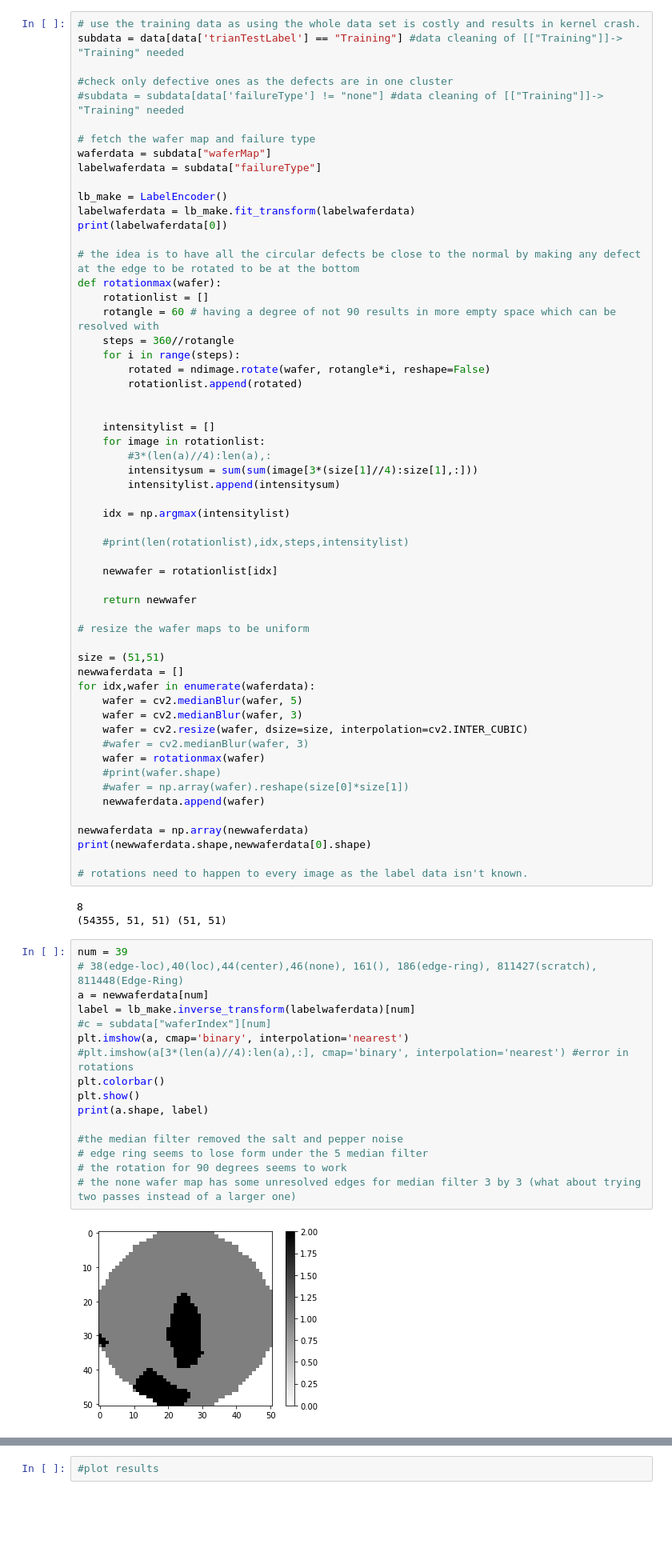
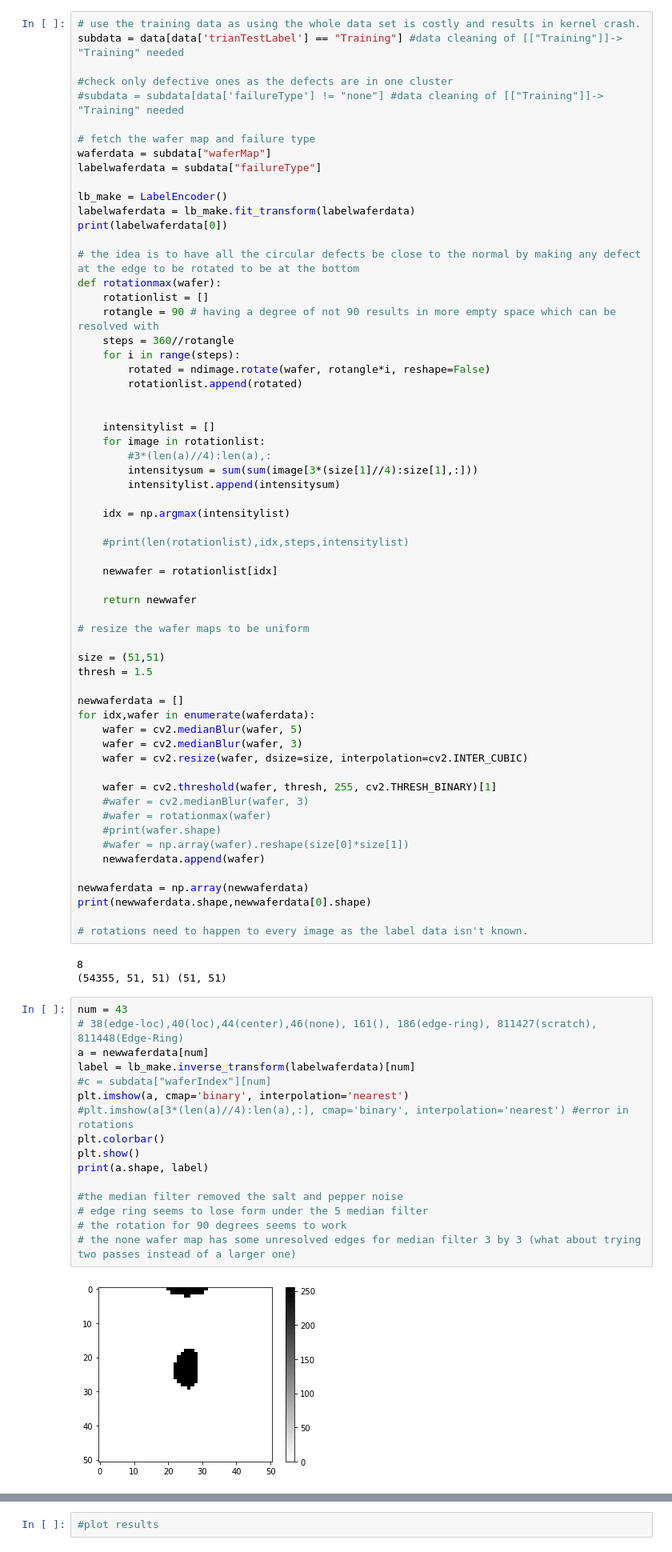
Before and after one commit to dmta9796/waferdatasetexperiments, a Jupyter notebook: wafer experiments.ipynb, the cells around one changed output, grey strips where cells are left out. Shown: that part at 80% size. Drawn from its saved outputs; the diff is of its cells as text; blank space fills up the shorter version.

Commit message:
removing distinction of wafer and nonweafer collapsed the representation of none defective clusters

```diff
--- a/wafer experiments.ipynb
+++ b/wafer experiments.ipynb
@@ -235,7 +239,7 @@ print(labelwaferdata[0])
 # the idea is to have all the circular defects be close to the normal by making any defect at the edge to be rotated to be at the bottom
 def rotationmax(wafer):
     rotationlist = []
-    rotangle = 60 # having a degree of not 90 results in more empty space which can be resolved with
+    rotangle = 90 # having a degree of not 90 results in more empty space which can be resolved with
     steps = 360//rotangle
     for i in range(steps):
         rotated = ndimage.rotate(wafer, rotangle*i, reshape=False)
@@ -259,13 +263,17 @@ def rotationmax(wafer):
 # resize the wafer maps to be uniform
 
 size = (51,51)
+thresh = 1.5
+
 newwaferdata = []
 for idx,wafer in enumerate(waferdata):
     wafer = cv2.medianBlur(wafer, 5)
     wafer = cv2.medianBlur(wafer, 3)
     wafer = cv2.resize(wafer, dsize=size, interpolation=cv2.INTER_CUBIC)
+
+    wafer = cv2.threshold(wafer, thresh, 255, cv2.THRESH_BINARY)[1]
     #wafer = cv2.medianBlur(wafer, 3)
-    wafer = rotationmax(wafer)
+    #wafer = rotationmax(wafer)
     #print(wafer.shape)
     #wafer = np.array(wafer).reshape(size[0]*size[1])
     newwaferdata.append(wafer)
@@ -278,20 +286,20 @@ print(newwaferdata.shape,newwaferdata[0].shape)
 8
 (54355, 51, 51) (51, 51)
 # %%
-num = 39
+num = 43
 # 38(edge-loc),40(loc),44(center),46(none), 161(), 186(edge-ring), 811427(scratch), 811448(Edge-Ring)
 a = newwaferdata[num]
 label = lb_make.inverse_transform(labelwaferdata)[num]
 #c = subdata["waferIndex"][num]
 plt.imshow(a, cmap='binary', interpolation='nearest')
 #plt.imshow(a[3*(len(a)//4):len(a),:], cmap='binary', interpolation='nearest') #error in rotations
 plt.colorbar()
 plt.show()
 print(a.shape, label)
 
 #the median filter removed the salt and pepper noise
 # edge ring seems to lose form under the 5 median filter
 # the rotation for 90 degrees seems to work
 # the none wafer map has some unresolved edges for median filter 3 by 3 (what about trying two passes instead of a larger one)
 # %% [output]
-[figure, old version]
+[figure, new version]
```
Also changed, not shown: parts of 6 cells of this notebook.
